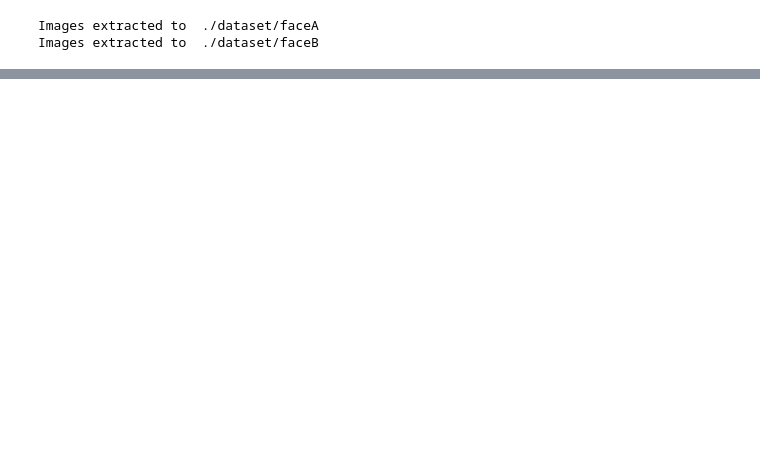
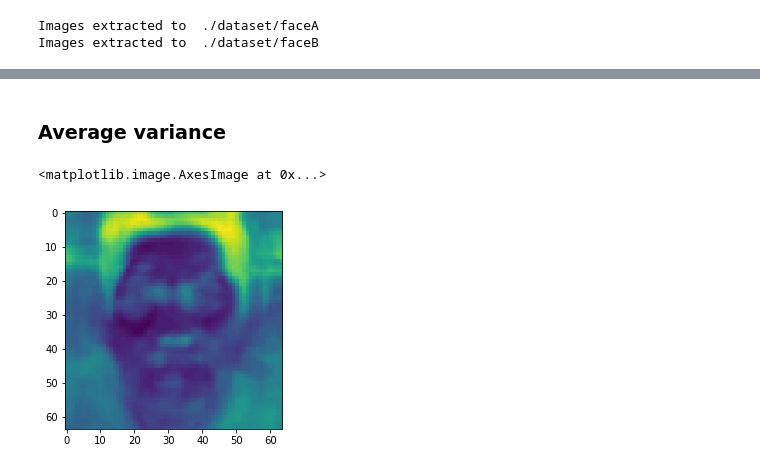
Before and after one commit to betogaona7/hairstyle, a Jupyter notebook: FS-EncDec-Technique/Encoder-Decoder.ipynb, the cells around one changed output, grey strips where cells are left out. Cells and saved outputs as stored; diff of their text form; code cells hidden in the pictures; blank space fills up the shorter version.

```diff
--- a/FS-EncDec-Technique/Encoder-Decoder.ipynb
+++ b/FS-EncDec-Technique/Encoder-Decoder.ipynb
@@ -36,0 +91,10 @@ Images extracted to  ./dataset/faceB
+# %% [markdown]
+### Average variance
+# %%
+# how every color channel will vary as a heatmap
+# The more red, the more likely that our mean image is not the best representation
+# The more blue, the less likely that our mean image is far off from any other possible image.
+plt.imshow(np.mean(std_img, axis=2).astype(np.uint8))
+# %% [output]
+<matplotlib.image.AxesImage at 0x...>
+[figure, added]
```
Also changed, not shown: parts of 11 cells of this notebook.
